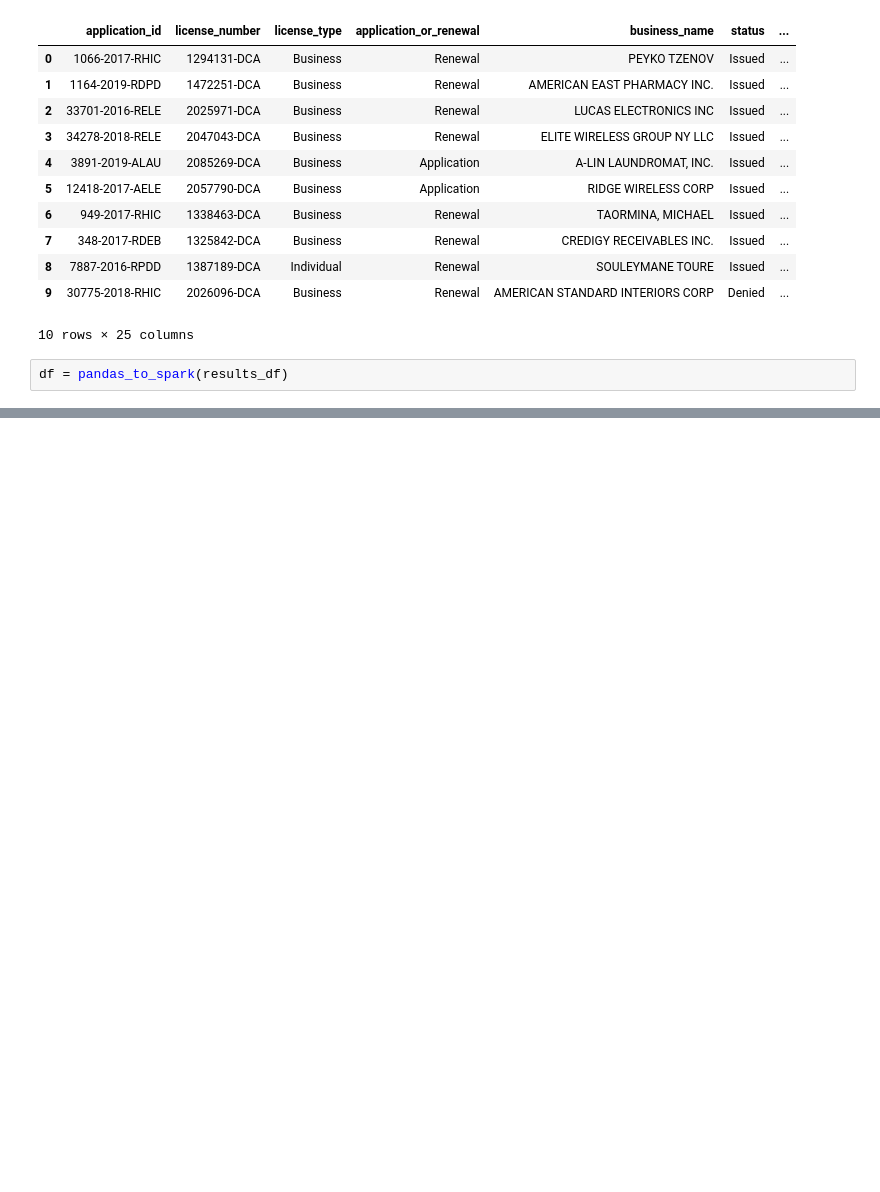
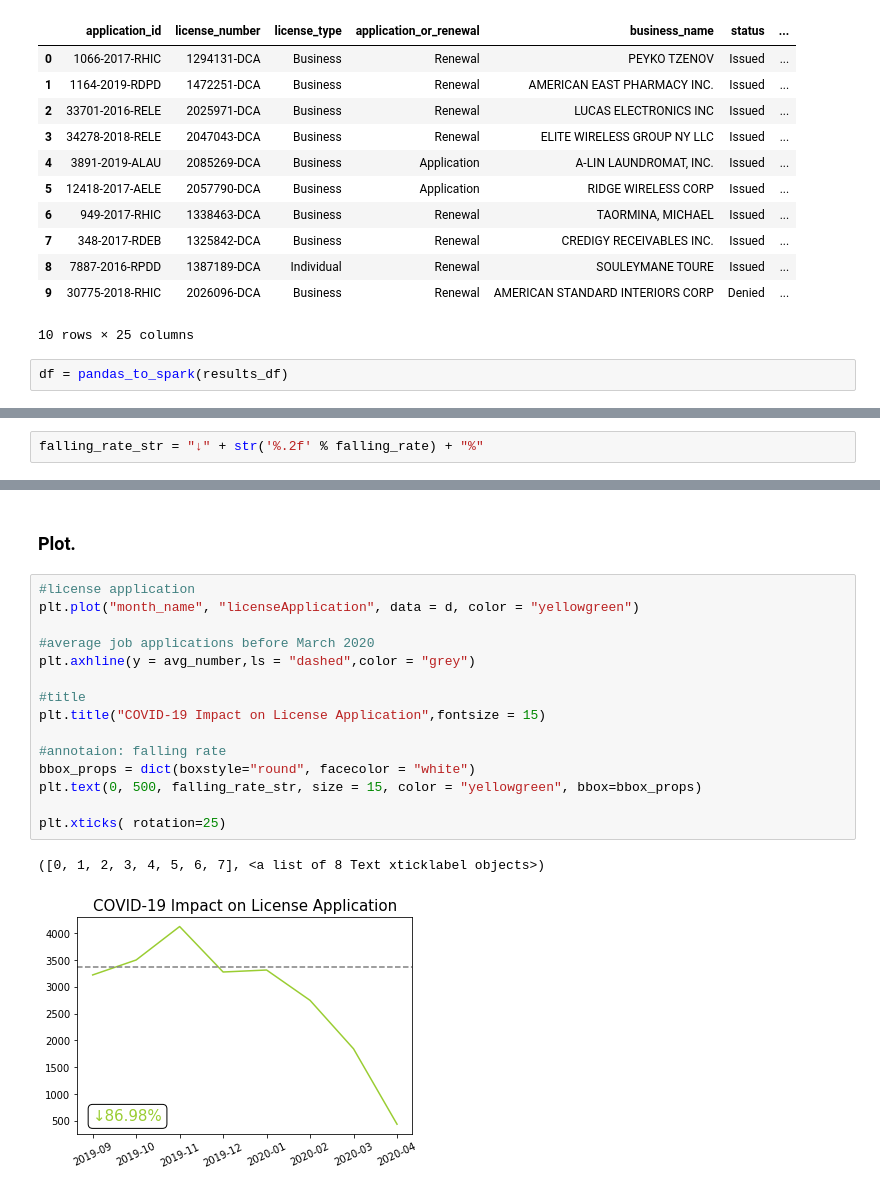
Before and after one commit to ArcZz/Nyc_Cov19_project, a Jupyter notebook: licenseApplication.ipynb, the cells around one changed output, grey strips where cells are left out. Saved outputs shown, nothing was run; the diff lists cells and outputs as text; blank space fills up the shorter version.

```diff
--- a/licenseApplication.ipynb
+++ b/licenseApplication.ipynb
@@ -27,3 +84,5 @@ data = df.groupBy(month("date").alias("month")).count().orderBy("month")
+# %%
+falling_rate_str = "↓" + str('%.2f' % falling_rate) + "%"
 # %%
 import matplotlib.pyplot as plt
 plt.close('all')
@@ -43,0 +102,20 @@ d.plot(x = "month", y = "count")
+# %% [markdown]
+### Plot.
+# %%
+#license application
+plt.plot("month_name", "licenseApplication", data = d, color = "yellowgreen")
+
+#average job applications before March 2020
+plt.axhline(y = avg_number,ls = "dashed",color = "grey")
+
+#title
+plt.title("COVID-19 Impact on License Application",fontsize = 15)
+
+#annotaion: falling rate
+bbox_props = dict(boxstyle="round", facecolor = "white")
+plt.text(0, 500, falling_rate_str, size = 15, color = "yellowgreen", bbox=bbox_props)
+
+plt.xticks( rotation=25)
+# %% [output]
+([0, 1, 2, 3, 4, 5, 6, 7], <a list of 8 Text xticklabel objects>)
+[figure, added]
```
Also changed, not shown: parts of 9 cells of this notebook, 1 other file.
